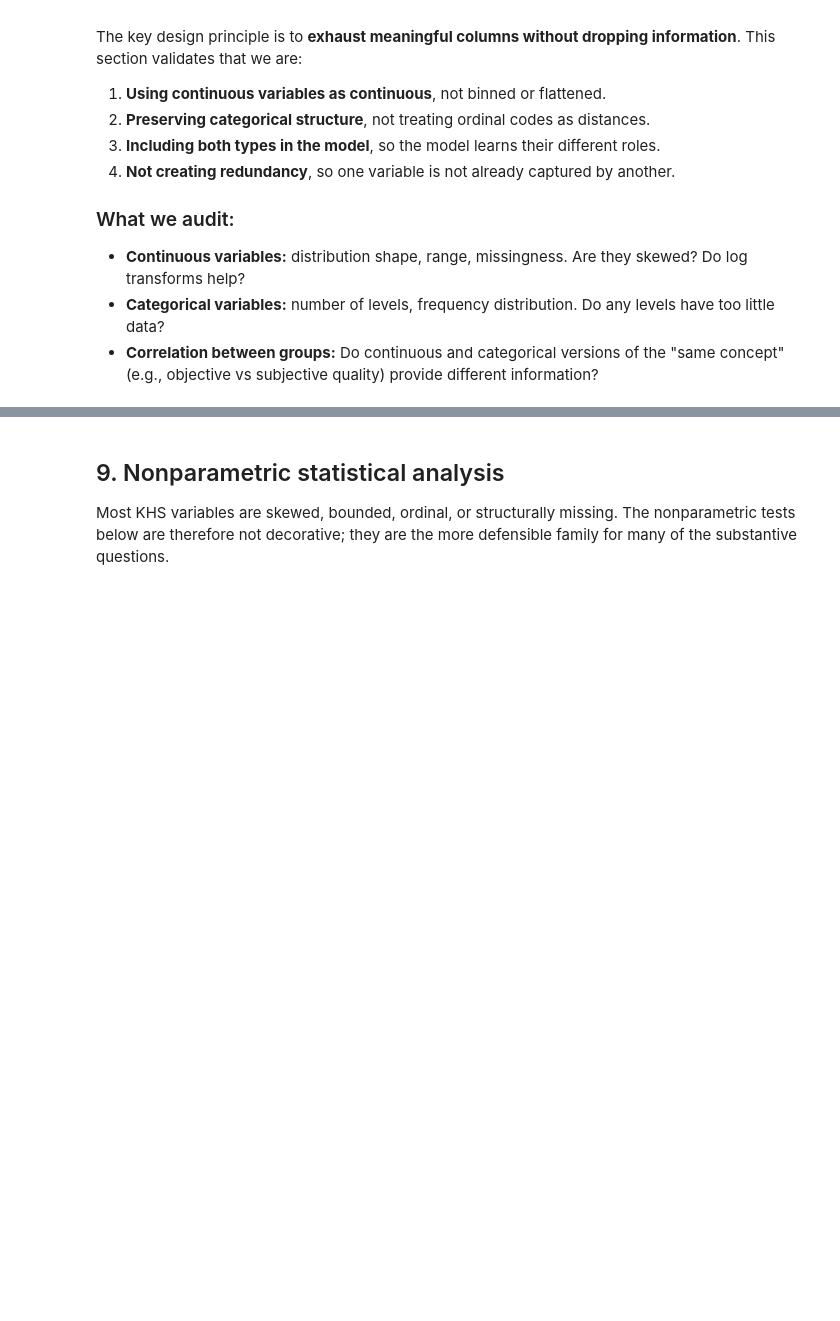
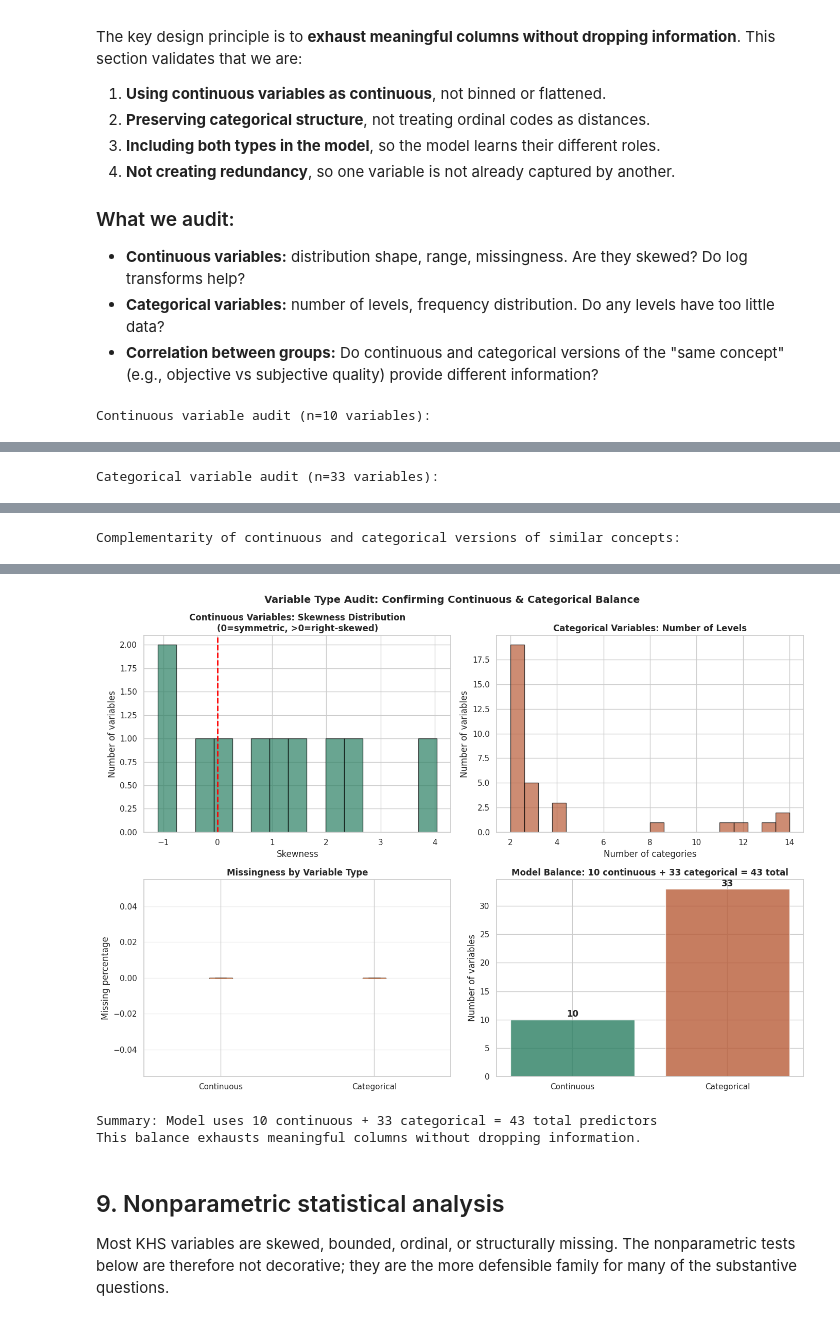
Before and after one commit to VAL-Jerono/statistical-inference-for-big-data, a Jupyter notebook: Statistical_Inference.ipynb, the cells around one changed output, grey strips where cells are left out. Cells and saved outputs as stored; diff of their text form; code cells hidden in the pictures; blank space fills up the shorter version.

```diff
--- a/Statistical_Inference.ipynb
+++ b/Statistical_Inference.ipynb
@@ -1847,21 +2146,27 @@ print('Continuous variable audit (n=' + str(len(continuous_audit_df)) + ' variab
 display(continuous_audit_df[['variable', 'count_nonmissing', 'missing_pct', 'skewness', 'cv', 'interpretation']])
 
 # 8.9.2 Categorical variable audit: level distribution and sparsity
+# NOTE: only the _cat columns exist in model_df (confirmed in 8.7.1 fix);
+# the stripped-suffix source columns were never stored separately. Check
+# cat_var itself for existence and data; keep cat_source only as a label.
 categorical_audit = []
 for cat_var in MODEL_CATEGORICAL:
-    cat_source = cat_var.replace('_cat', '')
-    if cat_source not in model_df.columns:
+    if cat_var not in model_df.columns:
         continue
 
+    cat_source = cat_var.replace('_cat', '')
     levels = model_df[cat_var].value_counts()
+
+    if len(levels) == 0:
+        continue
 
     categorical_audit.append({
         'variable': cat_var,
         'source_column': cat_source,
         'n_levels': len(levels),
-        'most_common_level': levels.index[0] if len(levels) > 0 else 'NA',
-        'most_common_freq': levels.iloc[0] if len(levels) > 0 else 0,
-        'least_common_freq': levels.iloc[-1] if len(levels) > 0 else 0,
+        'most_common_level': levels.index[0],
+        'most_common_freq': levels.iloc[0],
+        'least_common_freq': levels.iloc[-1],
         'level_freq_ratio': levels.iloc[0] / levels.iloc[-1] if len(levels) > 1 else np.inf,
         'n_missing': model_df[cat_var].isna().sum(),
         'pct_missing': model_df[cat_var].isna().mean() * 100,
@@ -1872,7 +2177,10 @@ categorical_audit_df = pd.DataFrame(categorical_audit)
 categorical_audit_df.to_csv(TABS / 'statistical_inference_categorical_variable_audit.csv', index=False)
 
 print('\nCategorical variable audit (n=' + str(len(categorical_audit_df)) + ' variables):')
-display(categorical_audit_df[['variable', 'n_levels', 'least_common_freq', 'most_common_freq', 'level_freq_ratio', 'interpretation']].head(20))
+if not categorical_audit_df.empty:
+    display(categorical_audit_df[['variable', 'n_levels', 'least_common_freq', 'most_common_freq', 'level_freq_ratio', 'interpretation']].head(20))
+else:
+    print("No categorical variables found in model_df.")
 
 # 8.9.3 Complementarity check: do continuous and categorical versions of similar concepts provide different information?
 complementarity_checks = []
@@ -1927,8 +2235,9 @@ ax.set_title('Continuous Variables: Skewness Distribution\n(0=symmetric, >0=righ
 
 # 2. Categorical level distribution
 ax = axes[0, 1]
-level_counts = categorical_audit_df['n_levels']
-ax.hist(level_counts, bins=20, color='#B85C38', alpha=0.7, edgecolor='black')
+if not categorical_audit_df.empty:
+    level_counts = categorical_audit_df['n_levels']
+    ax.hist(level_counts, bins=20, color='#B85C38', alpha=0.7, edgecolor='black')
 ax.set_xlabel('Number of categories')
 ax.set_ylabel('Number of variables')
 ax.set_title('Categorical Variables: Number of Levels')
@@ -1936,7 +2245,7 @@ ax.set_title('Categorical Variables: Number of Levels')
 # 3. Missing data by variable type
 ax = axes[1, 0]
 cont_missing = continuous_audit_df['missing_pct']
-cat_missing = categorical_audit_df['pct_missing']
+cat_missing = categorical_audit_df['pct_missing'] if not categorical_audit_df.empty else pd.Series(dtype=float)
 ax.boxplot([cont_missing.dropna(), cat_missing.dropna()], labels=['Continuous', 'Categorical'])
 ax.set_ylabel('Missing percentage')
 ax.set_title('Missingness by Variable Type')
@@ -1949,7 +2258,7 @@ balance_summary_data = pd.DataFrame({
     'Count': [len(continuous_audit_df), len(categorical_audit_df), len(continuous_audit_df) + len(categorical_audit_df)],
     'Avg_Missingness': [
         continuous_audit_df['missing_pct'].mean(),
-        categorical_audit_df['pct_missing'].mean(),
+        categorical_audit_df['pct_missing'].mean() if not categorical_audit_df.empty else np.nan,
         np.nan
     ]
 })
@@ -1971,3 +2280,5 @@ print('\nSummary: Model uses ' + str(len(continuous_audit_df)) + ' continuous +
       str(len(categorical_audit_df)) + ' categorical = ' +
       str(len(continuous_audit_df) + len(categorical_audit_df)) + ' total predictors')
 print('This balance exhausts meaningful columns without dropping information.')
+# %% [output]
+Continuous variable audit (n=10 variables):
@@ -1973,0 +2296 @@ print('This balance exhausts meaningful columns without dropping information.')
+Categorical variable audit (n=33 variables):
@@ -1973,0 +2314 @@ print('This balance exhausts meaningful columns without dropping information.')
+Complementarity of continuous and categorical versions of similar concepts:
@@ -1974,3 +2317,6 @@ print('This balance exhausts meaningful columns without dropping information.')
+[figure, added]
+Summary: Model uses 10 continuous + 33 categorical = 43 total predictors
+This balance exhausts meaningful columns without dropping information.
 # %% [markdown]
 ## 9. Nonparametric statistical analysis
 
```
Also changed, not shown: parts of 15 cells of this notebook.
